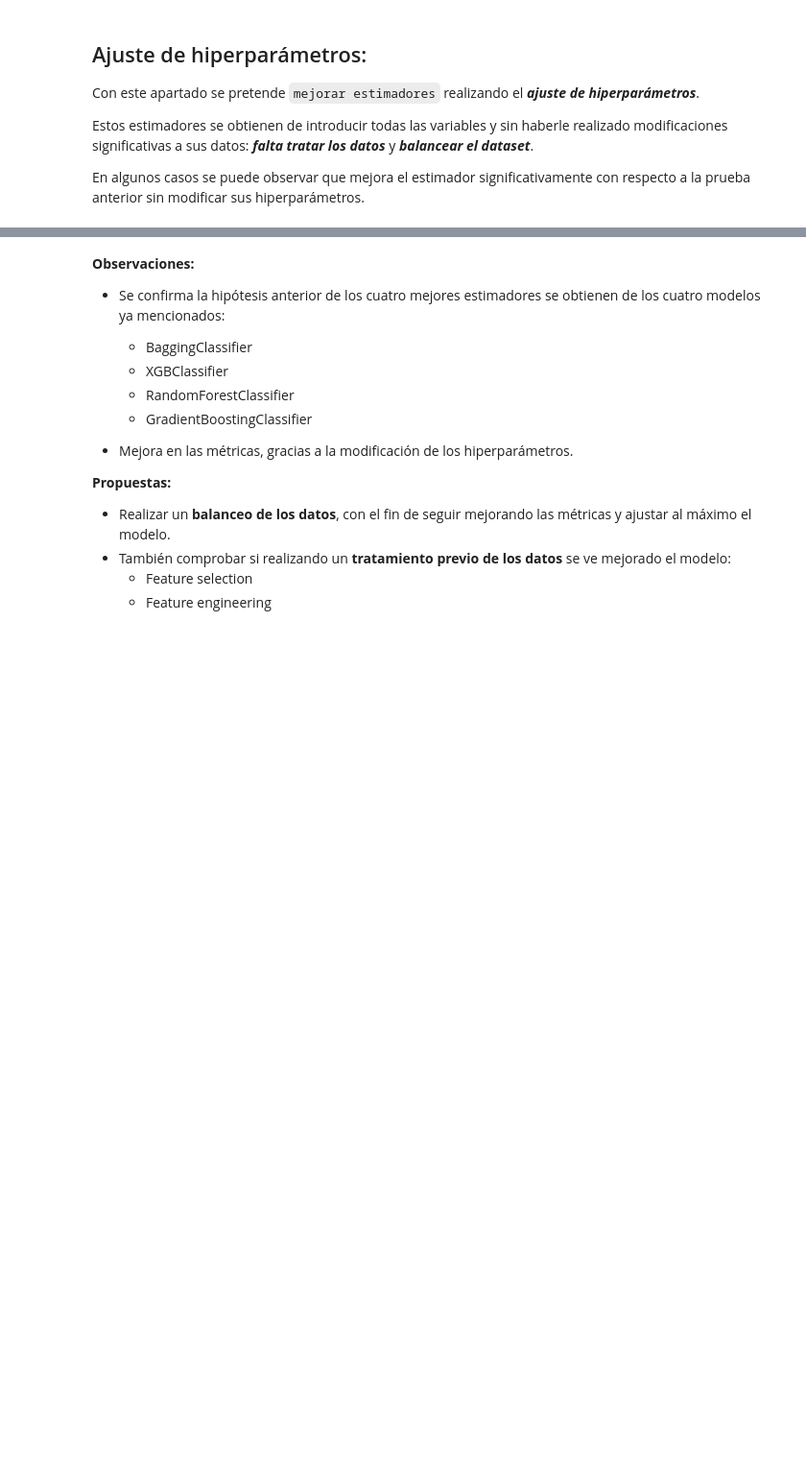
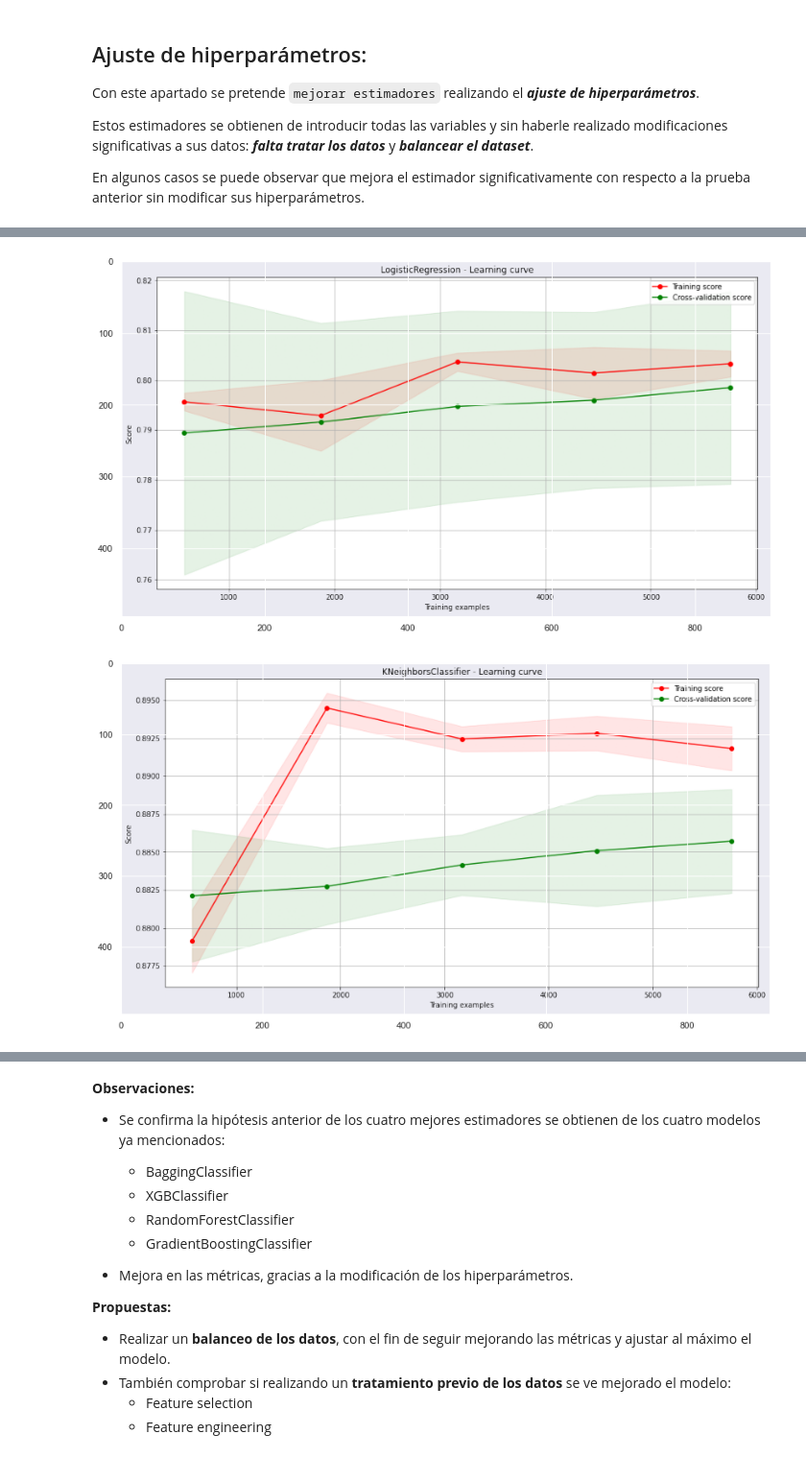
Before and after one commit to mcarlagg17/TBDS-ML_Clf_WaterQuality, a Jupyter notebook: src/2a_ML_Baseline.ipynb, the cells around one changed output, grey strips where cells are left out. Shown at 96% size. Cells and saved outputs as stored; diff of their text form; code cells hidden in the pictures; blank space fills up the shorter version.

```diff
--- a/src/2a_ML_Baseline.ipynb
+++ b/src/2a_ML_Baseline.ipynb
@@ -392,0 +340,15 @@ for i in range(len(hyperparams_metrics)):
+# %%
+# Figuras de la celda anterior, impresas sin FutureWarnings
+
+import matplotlib.pyplot as plt
+import matplotlib.image as mpimg
+
+sns.set(rc={'figure.figsize':(15, 8)})
+
+for i in range(12):
+    img = mpimg.imread(f'img/figs/lc_{i}.png')
+    imgplot = plt.imshow(img)
+    plt.show()
+# %% [output]
+[figure, added]
+[figure, added]
```
Also changed, not shown: parts of 8 cells of this notebook, 20 other files.
